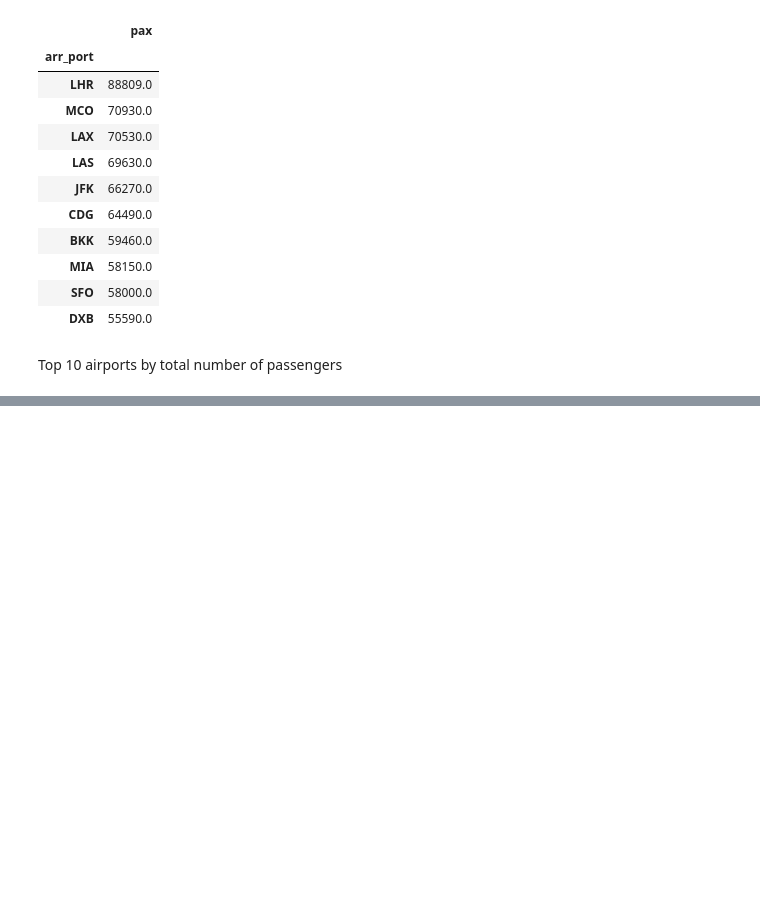
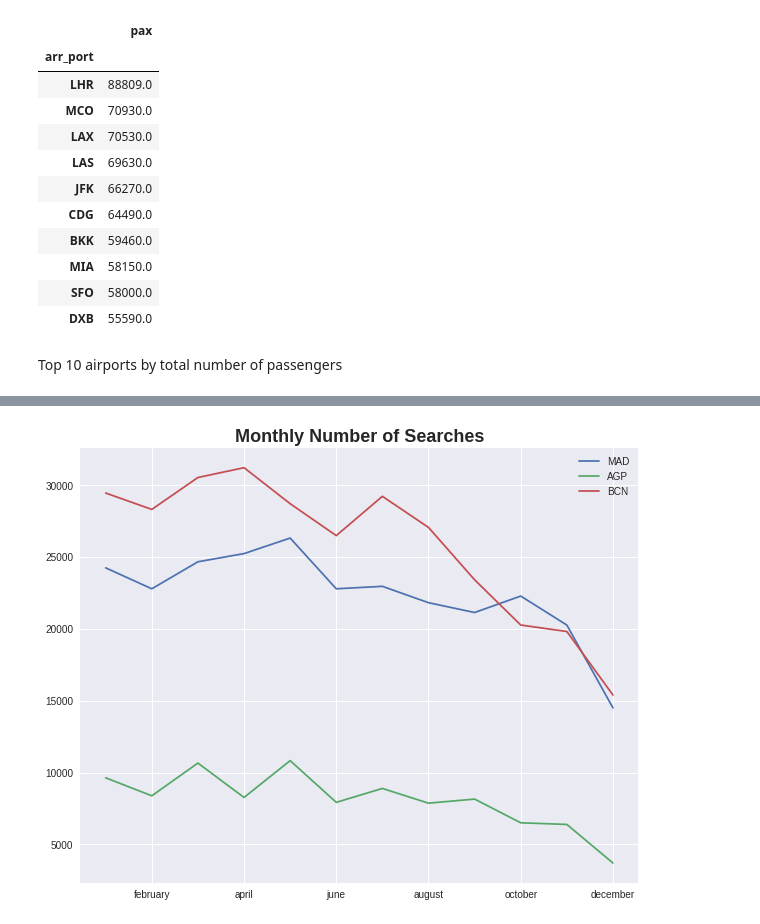
Before and after one commit to javiicc/DS_Challenge, a Jupyter notebook: Data_Science_Challenge.ipynb, the cells around one changed output, grey strips where cells are left out. Cells and saved outputs as stored; diff of their text form; code cells hidden in the pictures; blank space fills up the shorter version.

```diff
--- a/Data_Science_Challenge.ipynb
+++ b/Data_Science_Challenge.ipynb
@@ -191,0 +386,2 @@ Top 10 airports by total number of passengers
+# %%
+searches['Destination'] = searches['Destination'].str.strip()
@@ -191,0 +399,3 @@ Top 10 airports by total number of passengers
+# %%
+madrid_searches = searches[searches['Destination'] == 'MAD']
+madrid_searches.head()
@@ -191,0 +409,3 @@ Top 10 airports by total number of passengers
+# %%
+malaga_searches = searches[searches['Destination'] == 'AGP']
+malaga_searches.head()
@@ -191,0 +419,3 @@ Top 10 airports by total number of passengers
+# %%
+barcelona_searches = searches[searches['Destination'] == 'BCN']
+barcelona_searches.head()
@@ -191,0 +429,20 @@ Top 10 airports by total number of passengers
+# %%
+plt.style.use('seaborn')
+fig, ax = plt.subplots(figsize=(10,8))
+
+madrid_searches['Date'].dt.month.value_counts().sort_index().plot(label='MAD')
+malaga_searches['Date'].dt.month.value_counts().sort_index().plot(label='AGP')
+barcelona_searches['Date'].dt.month.value_counts().sort_index().plot(label='BCN')
+
+ax.set_title('Monthly Number of Searches',
+             fontsize=18,
+             fontweight ='bold')
+
+ax.set_xticks([2, 4, 6, 8, 10, 12])
+months = ['february', 'april', 'june',
+          'august', 'october', 'december']
+ax.set_xticklabels(months)
+
+ax.legend();
+# %% [output]
+[figure, added]
```
Also changed, not shown: parts of 26 cells of this notebook, 1 other file.
